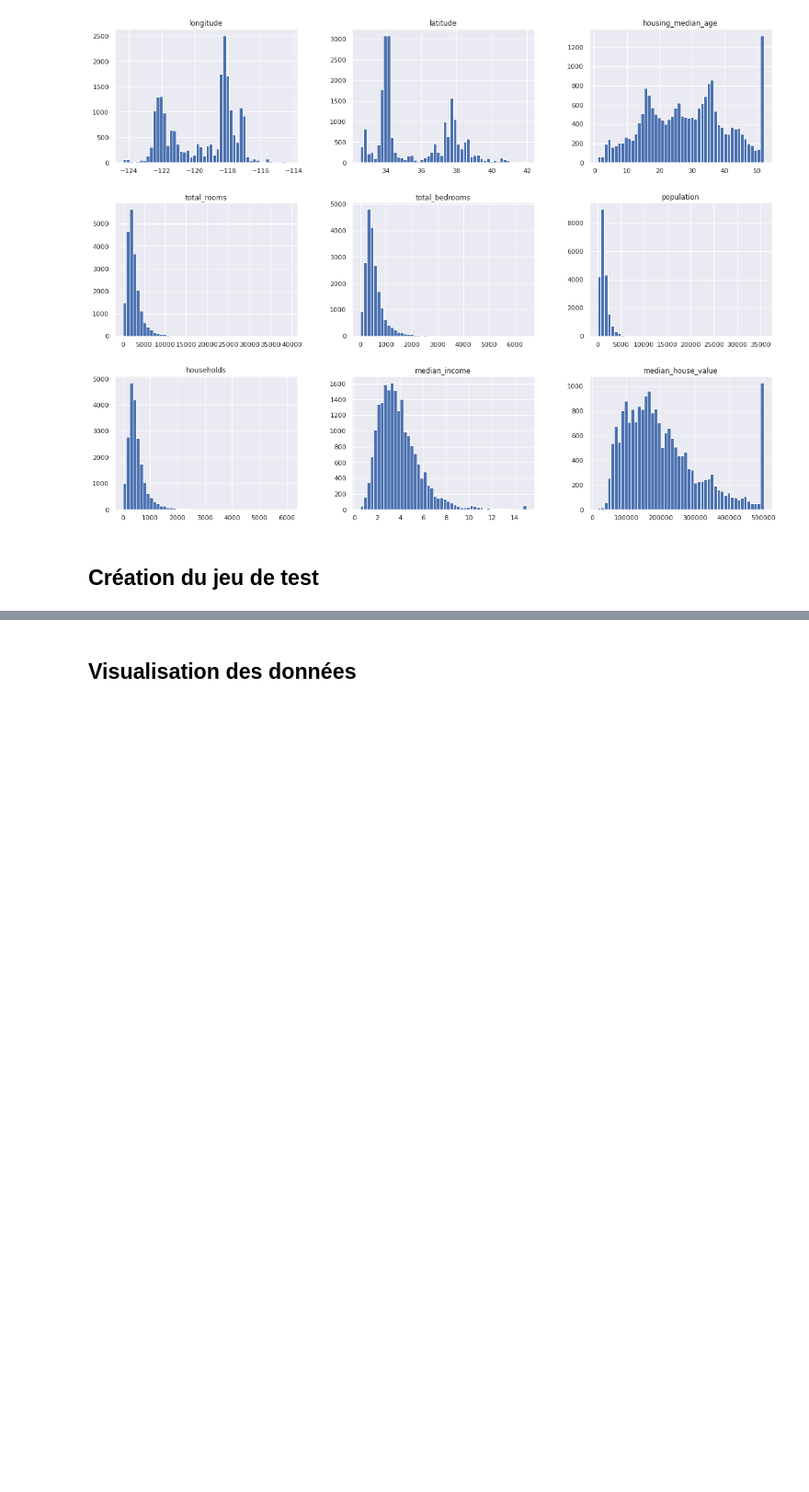
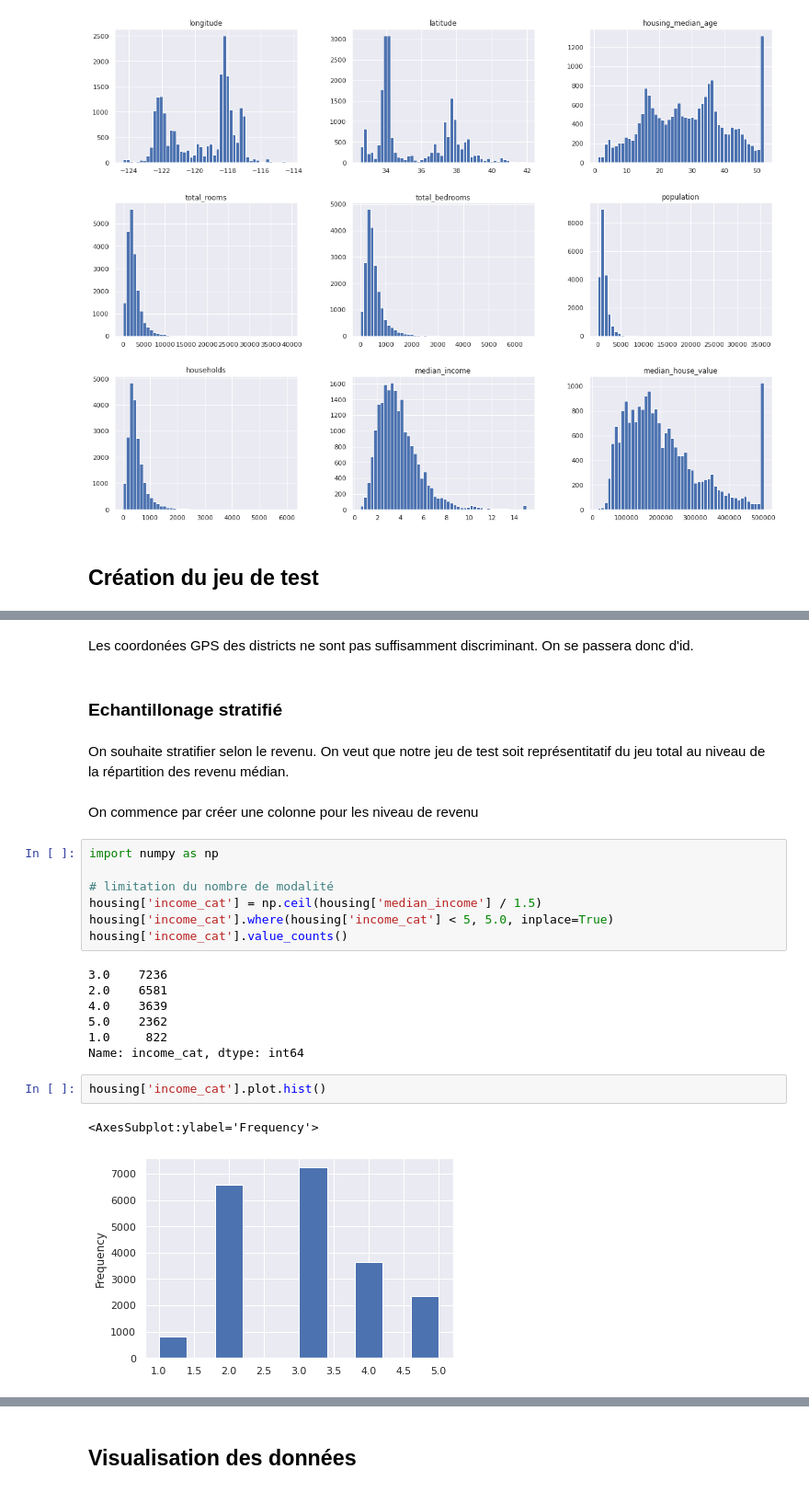
Before and after one commit to thomas-marquis/learn-ml-housing, a Jupyter notebook: housing.ipynb, the cells around one changed output, grey strips where cells are left out. Shown at 92% size. Cells and saved outputs as stored; diff of their text form; blank space fills up the shorter version.

Commit message:
finalize housing project

```diff
--- a/housing.ipynb
+++ b/housing.ipynb
@@ -109,0 +123,27 @@ array([[<AxesSubplot:title={'center':'longitude'}>,
+# %% [markdown]
+Les coordonées GPS des districts ne sont pas suffisamment discriminant. On se passera donc d'id.
+# %% [markdown]
+### Echantillonage stratifié
+# %% [markdown]
+On souhaite stratifier selon le revenu. On veut que notre jeu de test soit représentitatif du jeu total au niveau de la répartition des revenu médian.
+# %% [markdown]
+On commence par créer une colonne pour les niveau de revenu
+# %%
+import numpy as np
+
+# limitation du nombre de modalité
+housing['income_cat'] = np.ceil(housing['median_income'] / 1.5)
+housing['income_cat'].where(housing['income_cat'] < 5, 5.0, inplace=True)
+housing['income_cat'].value_counts()
+# %% [output]
+3.0    7236
+2.0    6581
+4.0    3639
+5.0    2362
+1.0     822
+Name: income_cat, dtype: int64
+# %%
+housing['income_cat'].plot.hist()
+# %% [output]
+<AxesSubplot:ylabel='Frequency'>
+[figure, added]
```
Also changed, not shown: parts of 70 cells of this notebook, 2 other files.
